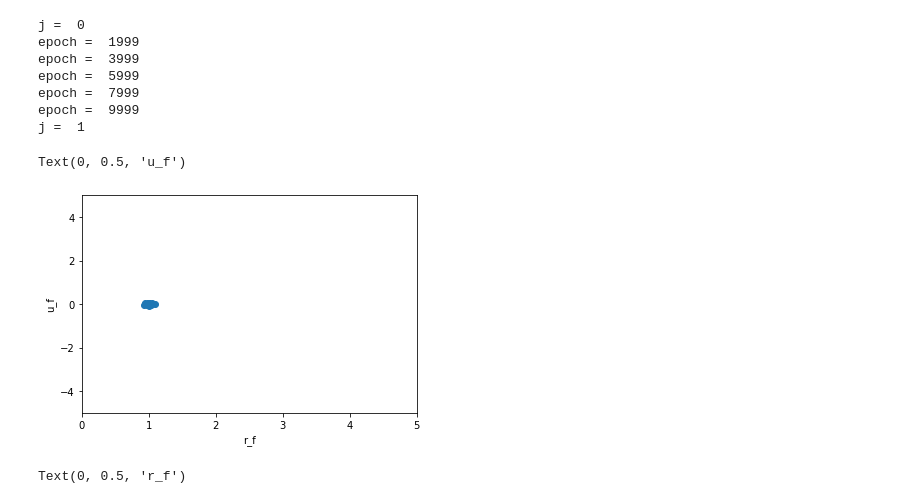
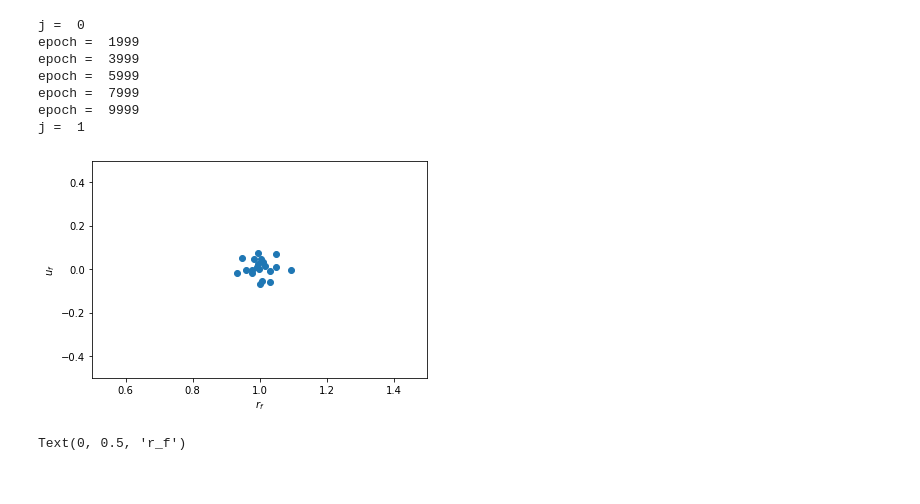
Before and after one commit to krishdesai7/SymmetryDiscovery, a Jupyter notebook: SymmetryGAN/4O2Slices/r-u.ipynb, the cells around one changed output. Saved outputs shown, nothing was run; the diff lists cells and outputs as text; code cells hidden in the pictures.

```diff
--- a/SymmetryGAN/4O2Slices/r-u.ipynb
+++ b/SymmetryGAN/4O2Slices/r-u.ipynb
@@ -196,13 +196,13 @@ u_f =  [-0.0561115, -0.0025799843, 0.048850406, -0.067383595, 0.07411632, 0.0521
 import  matplotlib.pyplot as plt
 # %%
 plt.scatter(r_f, u_f)
-plt.xlim(0, 5)
-plt.ylim(-5, 5)
-plt.xlabel("r_f")
-plt.ylabel("u_f")
+plt.xlim(0.5, 1.5)
+plt.ylim(-.5, .5)
+plt.xlabel(r"$r_f$")
+plt.ylabel(r"$u_f$")
+plt.savefig("6GL2symmRUnumeric.pdf")
 # %% [output]
-Text(0, 0.5, 'u_f')
-[figure, old version]
+[figure, new version]
 # %%
 plt.scatter(r_i, r_f)
 plt.ylim(0, 5)
```
Also changed, not shown: 16 other files.
